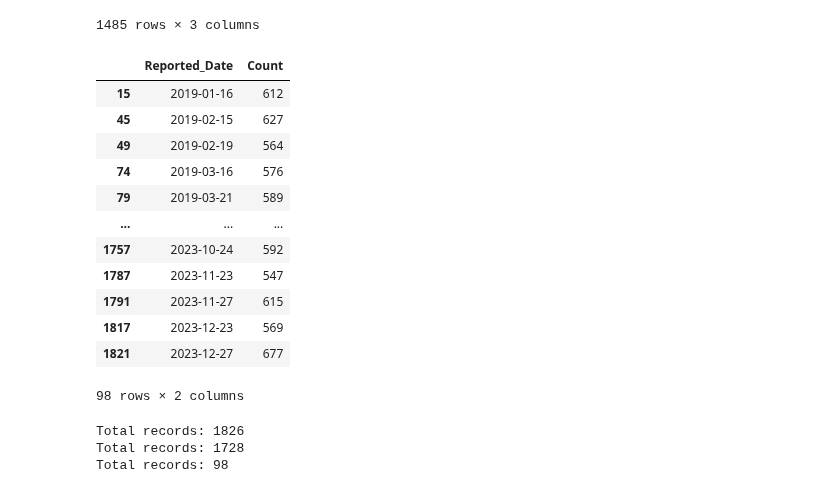
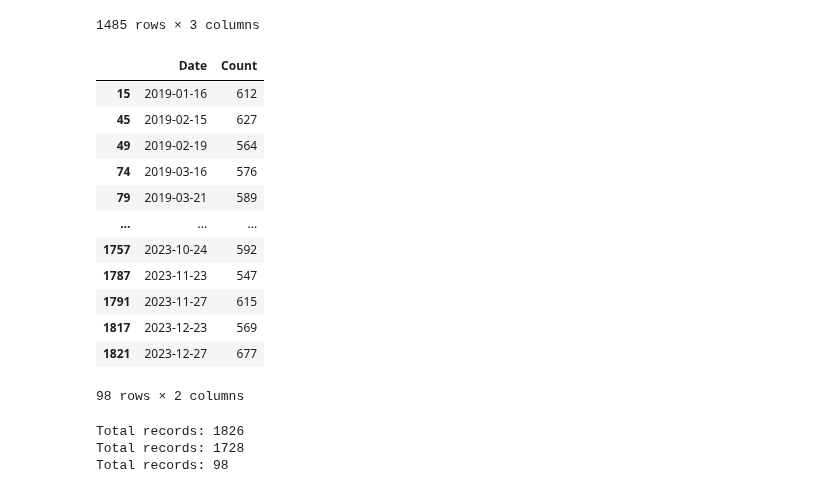
Before and after one commit to mattlundberg/Project-1, a Jupyter notebook: jason.ipynb, the cells around one changed output. Saved outputs shown, nothing was run; the diff lists cells and outputs as text; code cells hidden in the pictures.

```diff
--- a/jason.ipynb
+++ b/jason.ipynb
@@ -47,11 +47,11 @@ display(full_moon_df.head())
 | 4 | Monday | Full | 2000-05-14 16:36:36 |
 # %%
 # Assuming your dataframe is named emergency_df
-emergency_df['Reported_Date'] = emergency_df['REPORTED'].dt.date
-emergency_df_grouped = emergency_df.groupby('Reported_Date').size().reset_index(name='Count') #Group by date and display count of rows
+emergency_df['Date'] = emergency_df['REPORTED'].dt.date
+emergency_df_grouped = emergency_df.groupby('Date').size().reset_index(name='Count') #Group by date and display count of rows
 
 # Convert REPORTED_DATE back to datetime for easier plotting
-emergency_df_grouped['Reported_Date'] = pd.to_datetime(emergency_df_grouped['Reported_Date'])
+emergency_df_grouped['Date'] = pd.to_datetime(emergency_df_grouped['Date'])
 
 print(len(emergency_df_grouped))
 display(emergency_df_grouped.head())
@@ -176,12 +176,12 @@ display(full_moon_simplified_date_df)
 # %%
 # Display Count for Reported_Date that appears in both emergency_df_grouped and full_moon_simplified_df
 # Step 1: Find the common Reported_Date values
-common_dates = emergency_df_grouped[emergency_df_grouped['Reported_Date'].isin(full_moon_simplified_date_df['Date'])]
+common_dates = emergency_df_grouped[emergency_df_grouped['Date'].isin(full_moon_simplified_date_df['Date'])]
 
 # Display the count of common Reported_Date values
 display(common_dates)
 # %% [output]
-|  | Reported_Date | Count |
+|  | Date | Count |
 | 15 | 2019-01-16 | 612 |
 | 45 | 2019-02-15 | 627 |
 | 49 | 2019-02-19 | 564 |
```
Also changed, not shown: parts of 11 cells of this notebook.
